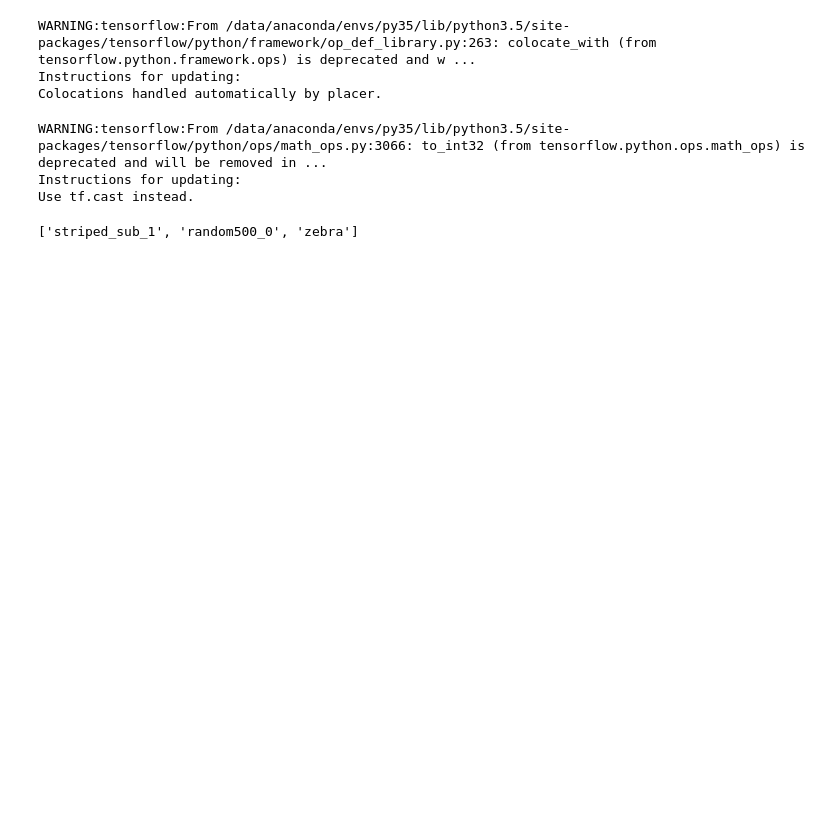
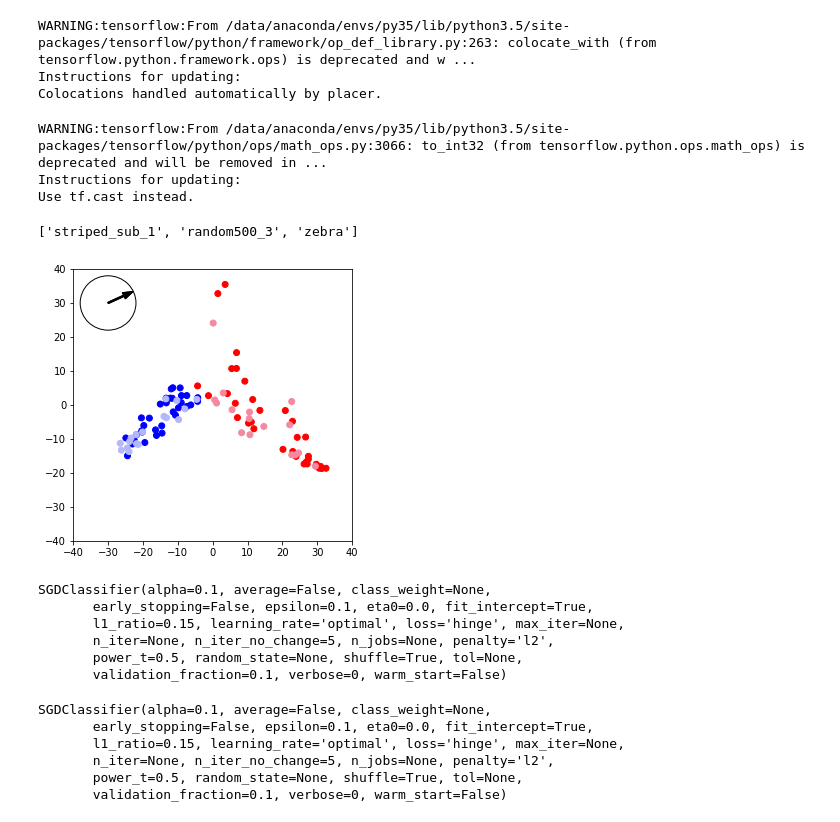
Before and after one commit to tyler-martin-12/tcav_on_azure, a Jupyter notebook: gen_cavs.ipynb, the cells around one changed output. Cells and saved outputs as stored; diff of their text form; code cells hidden in the pictures; blank space fills up the shorter version.

```diff
--- a/gen_cavs.ipynb
+++ b/gen_cavs.ipynb
@@ -68,15 +70,16 @@ source_dir = working_dir + '/concepts/'
 activation_dir =  working_dir + '/activations/'
 
 target_class = 'zebra'
-concepts = ['striped_sub_1', 'random500_0']
+concepts = ['striped_sub_1', 'random500_3']
 
 hparams = tf.contrib.training.HParams(model_type='linear', alpha=.1)
 act_generator = act_gen.ImageActivationGenerator(mymodel, source_dir, activation_dir, max_examples=50)
 
-bn_names = ['mixed0','mixed1','mixed2','mixed3','mixed4','mixed5','mixed6','mixed7','mixed8','mixed9']
-bn_names = ['mixed10']
+bn_names = ['mixed0','mixed1','mixed2','mixed3','mixed4','mixed5','mixed6','mixed7','mixed8','mixed9','mixed10']
+bn_names = ['mixed9']
+
 for bottleneck in  bn_names:
     acts = act_generator.process_and_load_activations([bottleneck], concepts + [target_class])
     cav.get_or_train_cav(concepts,bottleneck,acts,cav_hparams=hparams,cav_dir='cavs')
 # %% [output]
-['striped_sub_1', 'random500_0', 'zebra']
+['striped_sub_1', 'random500_3', 'zebra']
@@ -82,0 +115,46 @@ for bottleneck in  bn_names:
+# %%
+pca_components = pickle.load(open('pca/pca_components_mixed9.pkl', 'rb'))
+# %%
+# TRAIN
+x_train_embed_pca = np.dot(pca_components, x_train.T)
+color_train_pca = ['red' if y == 0 else 'blue' for y in y_train]
+
+# TEST
+x_test_embed_pca = np.dot(pca_components, x_test.T)
+
+light_blue, light_red = '#b3b8fb', '#f6889f'
+
+color_test_pca = [light_red if y == 0 else light_blue for y in y_test]
+# %%
+fig = plt.figure(figsize=[5,5])
+
+plt.scatter(x_train_embed_pca[0], x_train_embed_pca[1], color = color_train_pca)
+plt.scatter(x_test_embed_pca[0], x_test_embed_pca[1], color = color_test_pca) #, alpha = .6)
+
+circ = plt.Circle((-30, 30), radius=8, edgecolor='black', facecolor='None')
+ax = plt.gca()
+
+ax.add_patch(circ)
+
+cav_pca = np.dot(pca_components, this_cav.T)
+cav_norm = vector_norm(cav_pca)
+cav_norm *= 8
+#origin = [-30],[30]
+#plt.quiver(*origin, cav_norm[0], cav_norm[1], color='black',scale=100)
+
+arrow_start = [-30,30]
+
+my_arrow = plt.arrow(arrow_start[0], arrow_start[1], cav_norm[0], cav_norm[1],width=.4,
+                     length_includes_head=True,head_width=2,fc='k', ec=None)
+ax.add_patch(my_arrow)
+
+
+plt.xlim([-40,40])
+plt.ylim([-40,40])
+
+fig_path = 'figs/jul_9/pca_' + cav_name + '.png'
+
+path = os.path.join(working_dir,fig_path)
+#plt.savefig(path,dpi=200)
+# %% [output]
+[figure, added]
@@ -82,0 +165,9 @@ for bottleneck in  bn_names:
+# %%
+lm.fit(x_train,y_train)
+# %% [output]
+SGDClassifier(alpha=0.1, average=False, class_weight=None,
+       early_stopping=False, epsilon=0.1, eta0=0.0, fit_intercept=True,
+       l1_ratio=0.15, learning_rate='optimal', loss='hinge', max_iter=None,
+       n_iter=None, n_iter_no_change=5, n_jobs=None, penalty='l2',
+       power_t=0.5, random_state=None, shuffle=True, tol=None,
+       validation_fraction=0.1, verbose=0, warm_start=False)
@@ -82,0 +176,9 @@ for bottleneck in  bn_names:
+# %%
+lm_2.fit(x_train,y_train)
+# %% [output]
+SGDClassifier(alpha=0.1, average=False, class_weight=None,
+       early_stopping=False, epsilon=0.1, eta0=0.0, fit_intercept=True,
+       l1_ratio=0.15, learning_rate='optimal', loss='hinge', max_iter=None,
+       n_iter=None, n_iter_no_change=5, n_jobs=None, penalty='l2',
+       power_t=0.5, random_state=None, shuffle=True, tol=None,
+       validation_fraction=0.1, verbose=0, warm_start=False)
```
Also changed, not shown: parts of 24 cells of this notebook.
